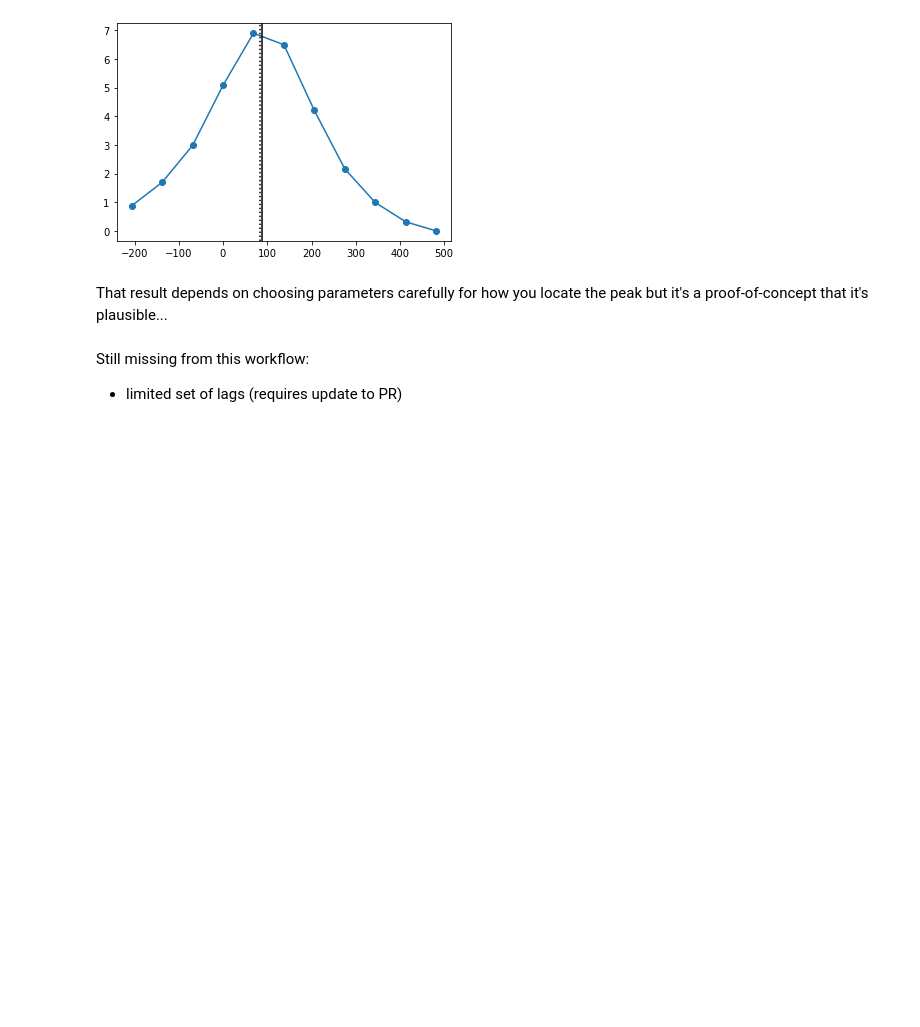
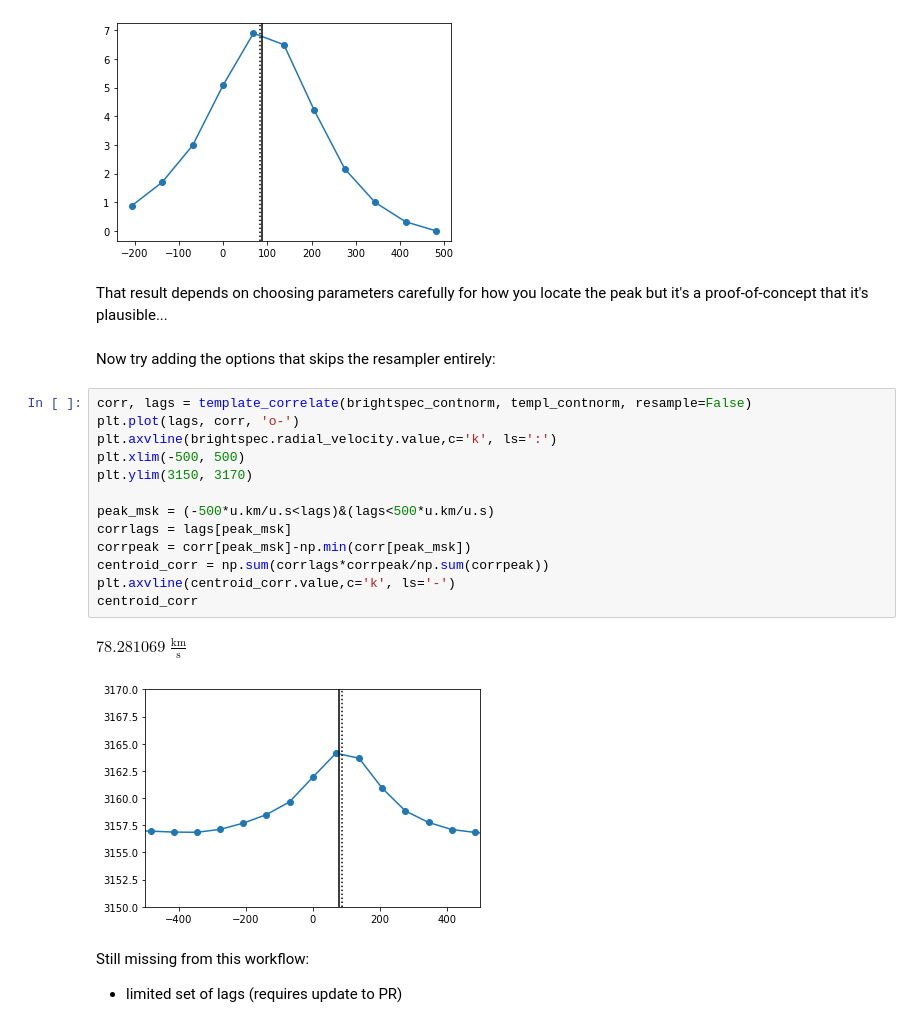
Before and after one commit to eteq/specutils, a Jupyter notebook: docs/Stellar cross-correlation.ipynb, the cells around one changed output. Drawn from its saved outputs; the diff is of its cells as text; blank space fills up the shorter version.

```diff
--- a/docs/Stellar cross-correlation.ipynb
+++ b/docs/Stellar cross-correlation.ipynb
@@ -243,6 +243,24 @@ $84.642679 \; \mathrm{\frac{km}{s}}$
 [figure]
 # %% [markdown]
 That result depends on choosing parameters carefully for how you locate the peak but it's a proof-of-concept that it's plausible...
+# %% [markdown]
+Now try adding the options that skips the resampler entirely:
+# %%
+corr, lags = template_correlate(brightspec_contnorm, templ_contnorm, resample=False)
+plt.plot(lags, corr, 'o-')
+plt.axvline(brightspec.radial_velocity.value,c='k', ls=':')
+plt.xlim(-500, 500)
+plt.ylim(3150, 3170)
+
+peak_msk = (-500*u.km/u.s<lags)&(lags<500*u.km/u.s)
+corrlags = lags[peak_msk]
+corrpeak = corr[peak_msk]-np.min(corr[peak_msk])
+centroid_corr = np.sum(corrlags*corrpeak/np.sum(corrpeak))
+plt.axvline(centroid_corr.value,c='k', ls='-')
+centroid_corr
+# %% [output]
+$78.281069 \; \mathrm{\frac{km}{s}}$
+[figure, added]
 # %% [markdown]
 Still missing from this workflow:
 
```
Also changed, not shown: parts of 1 cell of this notebook.
